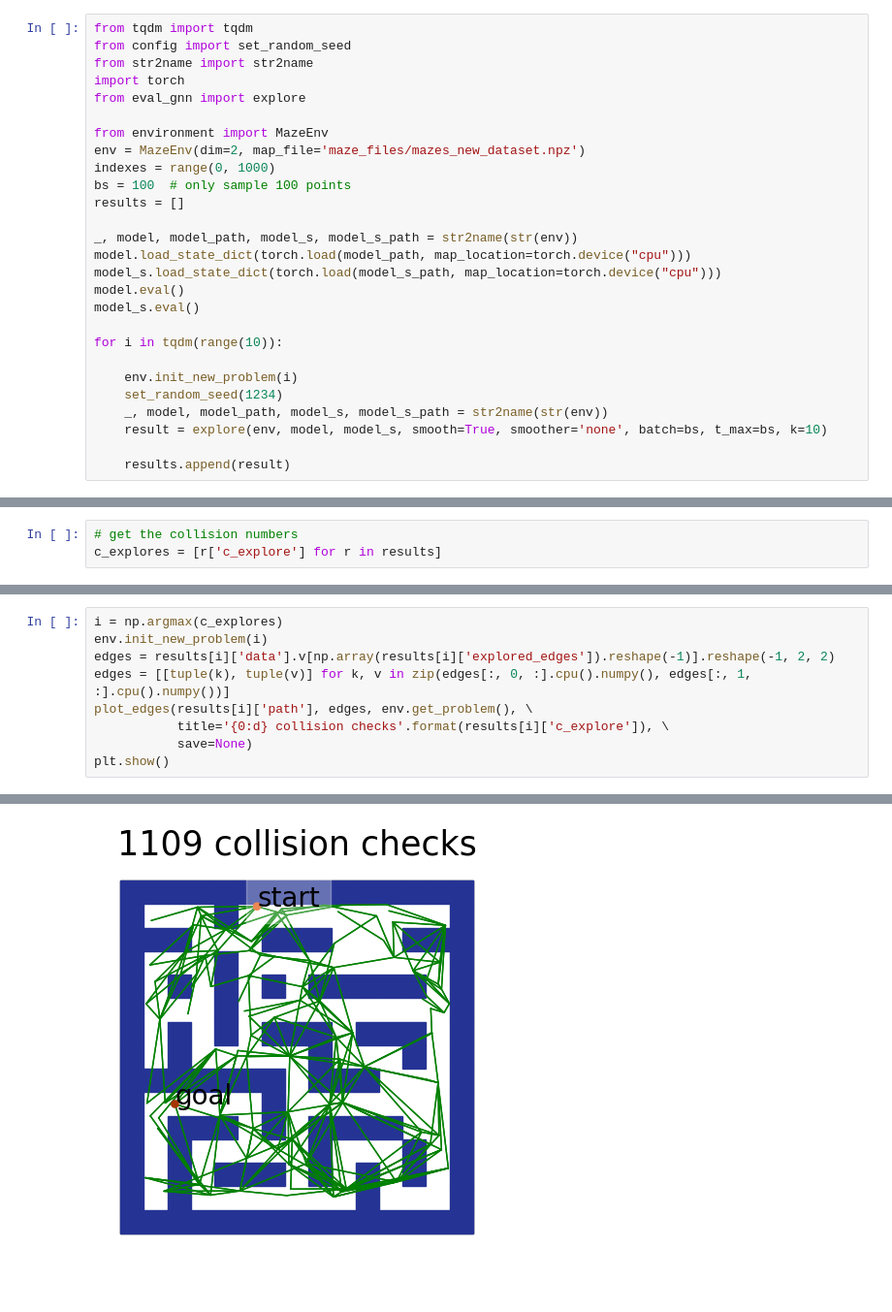
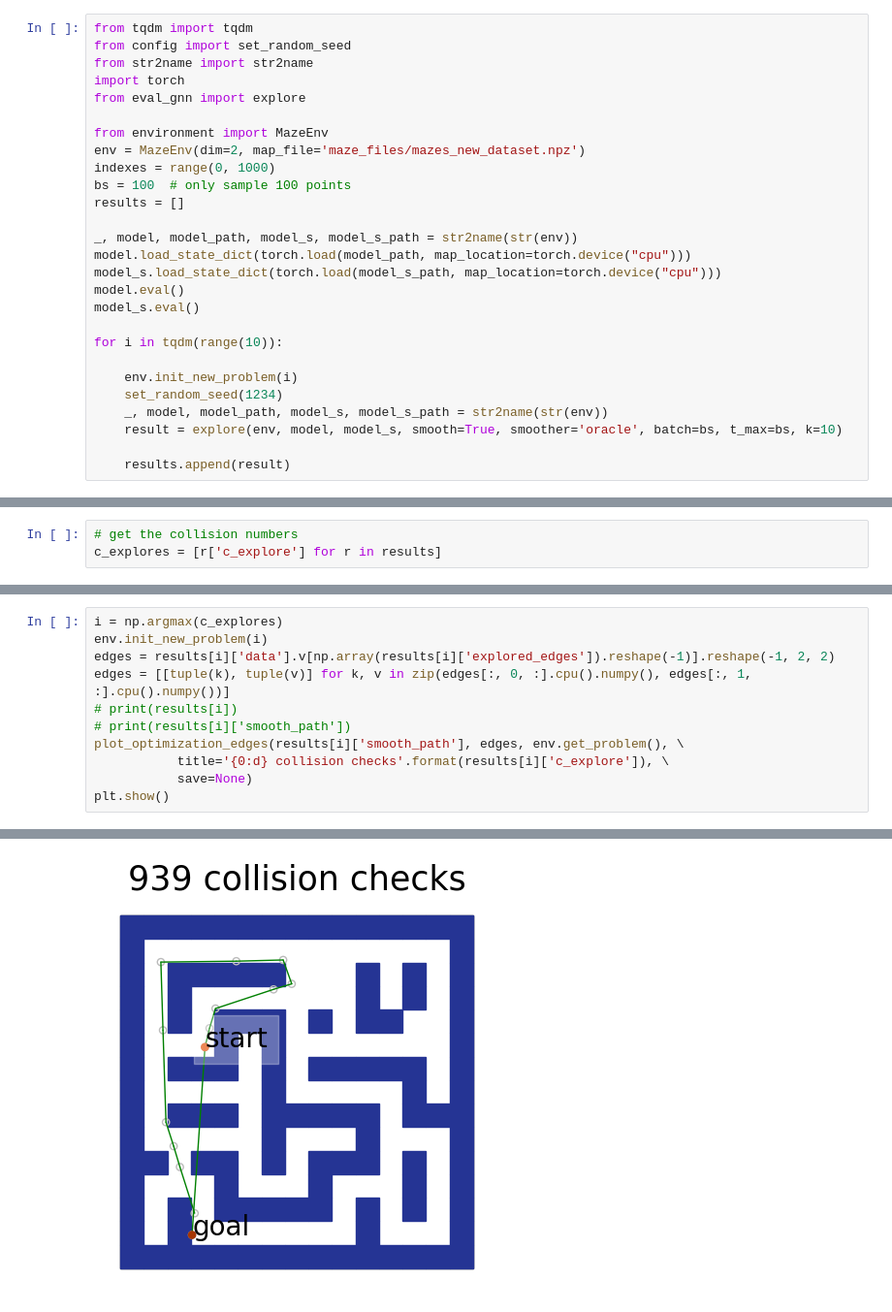
Before and after one commit to wenjinzhang/gnn-motion-planning, a Jupyter notebook: develop.ipynb, the cells around one changed output, grey strips where cells are left out. Shown at 97% size. Cells and saved outputs as stored; diff of their text form.

Commit message:
plot solution

```diff
--- a/develop.ipynb
+++ b/develop.ipynb
@@ -74,7 +82,7 @@ for i in tqdm(range(10)):
     env.init_new_problem(i)
     set_random_seed(1234)
     _, model, model_path, model_s, model_s_path = str2name(str(env))
-    result = explore(env, model, model_s, smooth=True, smoother='none', batch=bs, t_max=bs, k=10)
+    result = explore(env, model, model_s, smooth=True, smoother='oracle', batch=bs, t_max=bs, k=10)
 
     results.append(result)
 # %%
@@ -123,7 +152,9 @@ i = np.argmax(c_explores)
 env.init_new_problem(i)
 edges = results[i]['data'].v[np.array(results[i]['explored_edges']).reshape(-1)].reshape(-1, 2, 2)
 edges = [[tuple(k), tuple(v)] for k, v in zip(edges[:, 0, :].cpu().numpy(), edges[:, 1, :].cpu().numpy())]
-plot_edges(results[i]['path'], edges, env.get_problem(), \
+# print(results[i])
+# print(results[i]['smooth_path'])
+plot_optimization_edges(results[i]['smooth_path'], edges, env.get_problem(), \
            title='{0:d} collision checks'.format(results[i]['c_explore']), \
            save=None)
 plt.show()
@@ -132 +164 @@ plt.show()
-[figure, old version]
+[figure, new version]
```
Also changed, not shown: parts of 6 cells of this notebook, 5 other files.
